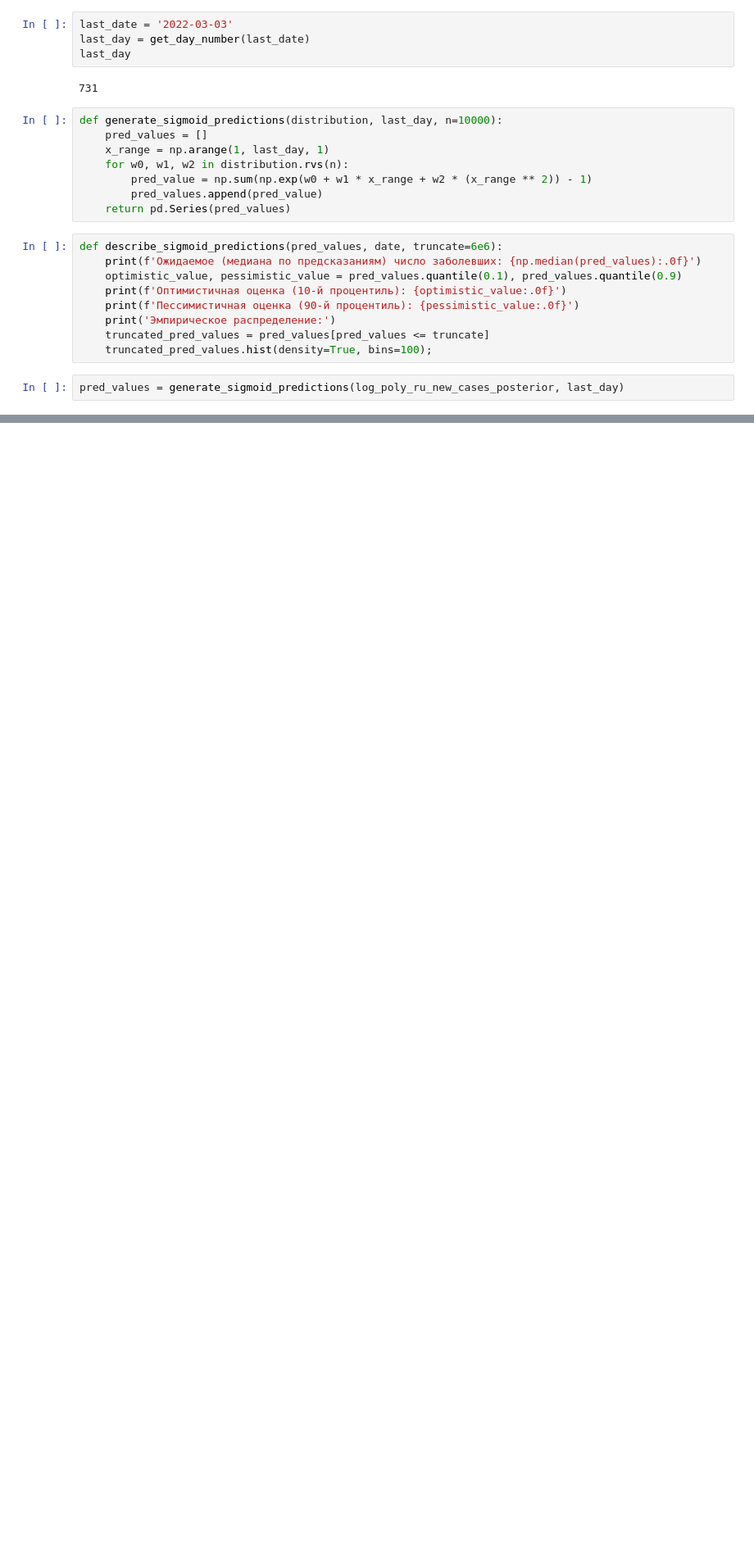
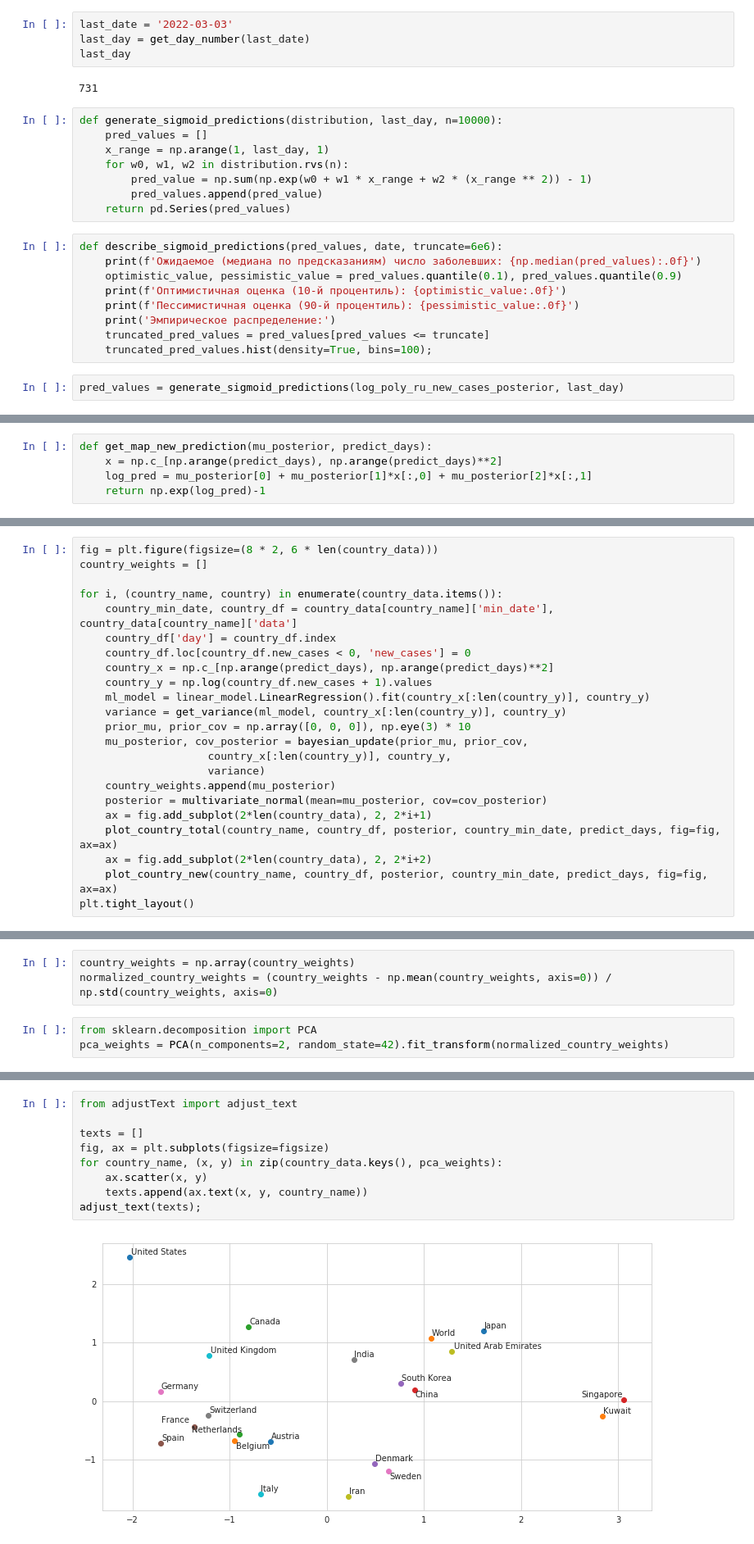
Before and after one commit to Antimortine/made_advanced_ml, a Jupyter notebook: homework_2/homework_2.ipynb, the cells around one changed output, grey strips where cells are left out. Shown at 82% size. Saved outputs shown, nothing was run; the diff lists cells and outputs as text; blank space fills up the shorter version.

```diff
--- a/homework_2/homework_2.ipynb
+++ b/homework_2/homework_2.ipynb
@@ -510,0 +565,5 @@ describe_sigmoid_predictions(pred_values, date)
+# %%
+def get_map_new_prediction(mu_posterior, predict_days):
+    x = np.c_[np.arange(predict_days), np.arange(predict_days)**2]
+    log_pred = mu_posterior[0] + mu_posterior[1]*x[:,0] + mu_posterior[2]*x[:,1]
+    return np.exp(log_pred)-1
@@ -510,0 +580,23 @@ describe_sigmoid_predictions(pred_values, date)
+# %%
+fig = plt.figure(figsize=(8 * 2, 6 * len(country_data)))
+country_weights = []
+
+for i, (country_name, country) in enumerate(country_data.items()):
+    country_min_date, country_df = country_data[country_name]['min_date'], country_data[country_name]['data']
+    country_df['day'] = country_df.index
+    country_df.loc[country_df.new_cases < 0, 'new_cases'] = 0
+    country_x = np.c_[np.arange(predict_days), np.arange(predict_days)**2]
+    country_y = np.log(country_df.new_cases + 1).values
+    ml_model = linear_model.LinearRegression().fit(country_x[:len(country_y)], country_y)
+    variance = get_variance(ml_model, country_x[:len(country_y)], country_y)
+    prior_mu, prior_cov = np.array([0, 0, 0]), np.eye(3) * 10
+    mu_posterior, cov_posterior = bayesian_update(prior_mu, prior_cov,
+                    country_x[:len(country_y)], country_y,
+                    variance)
+    country_weights.append(mu_posterior)
+    posterior = multivariate_normal(mean=mu_posterior, cov=cov_posterior)
+    ax = fig.add_subplot(2*len(country_data), 2, 2*i+1)
+    plot_country_total(country_name, country_df, posterior, country_min_date, predict_days, fig=fig, ax=ax)
+    ax = fig.add_subplot(2*len(country_data), 2, 2*i+2)
+    plot_country_new(country_name, country_df, posterior, country_min_date, predict_days, fig=fig, ax=ax)
+plt.tight_layout()
@@ -510,0 +607,6 @@ describe_sigmoid_predictions(pred_values, date)
+# %%
+country_weights = np.array(country_weights)
+normalized_country_weights = (country_weights - np.mean(country_weights, axis=0)) / np.std(country_weights, axis=0)
+# %%
+from sklearn.decomposition import PCA
+pca_weights = PCA(n_components=2, random_state=42).fit_transform(normalized_country_weights)
@@ -510,0 +615,11 @@ describe_sigmoid_predictions(pred_values, date)
+# %%
+from adjustText import adjust_text
+
+texts = []
+fig, ax = plt.subplots(figsize=figsize)
+for country_name, (x, y) in zip(country_data.keys(), pca_weights):
+    ax.scatter(x, y)
+    texts.append(ax.text(x, y, country_name))
+adjust_text(texts);
+# %% [output]
+[figure, added]
```
Also changed, not shown: parts of 29 cells of this notebook.
